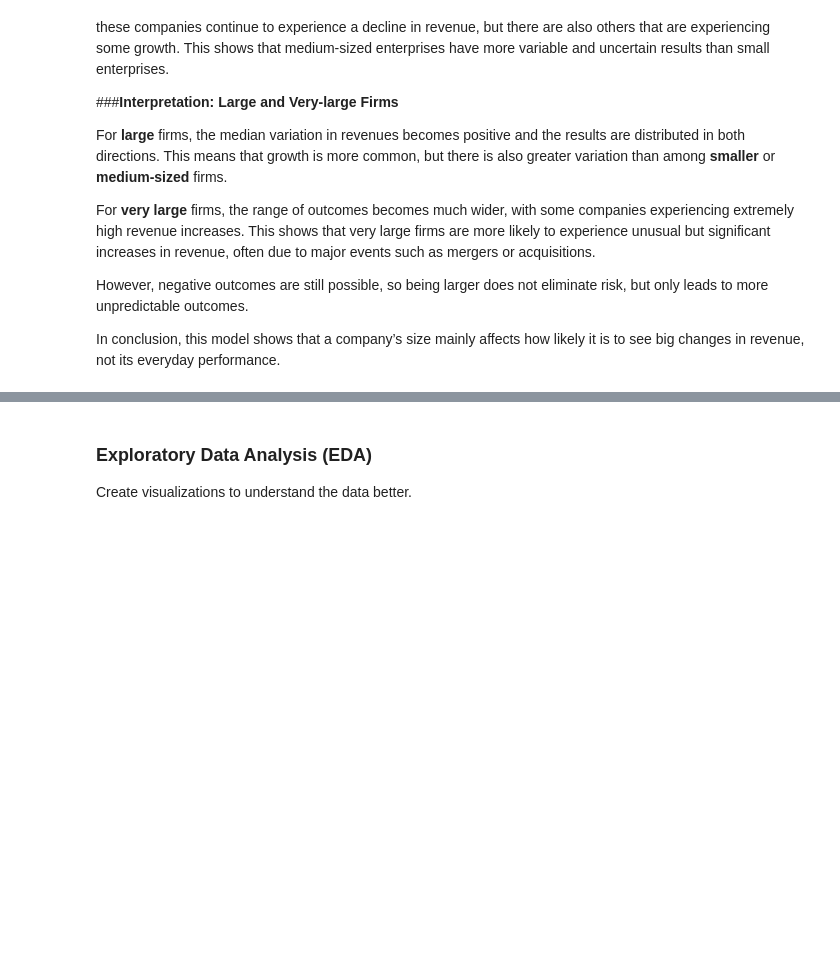
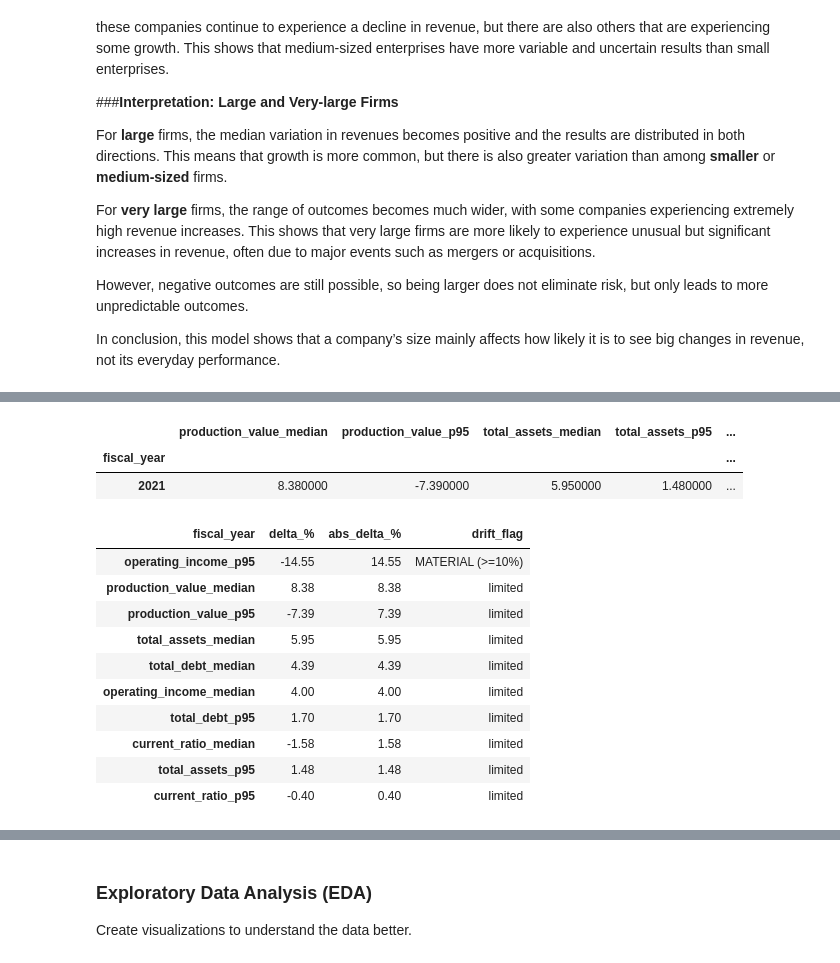
Before and after one commit to MoriondoTommaso/italian-financial-challenge, a Jupyter notebook: notebooks/Final.ipynb, the cells around one changed output, grey strips where cells are left out. Drawn from its saved outputs; the diff is of its cells as text; code cells hidden in the pictures; blank space fills up the shorter version.

```diff
--- a/notebooks/Final.ipynb
+++ b/notebooks/Final.ipynb
@@ -1194,0 +1472,45 @@ In conclusion, this model shows that a company’s size mainly affects how likel
+# %%
+
+
+drift_col = ['production_value','total_assets','total_debt','operating_income','current_ratio']
+
+
+df_drift = train_df[[time_col] + drift_col].copy()
+summary = df_drift.groupby(time_col)[drift_col].agg(['median', lambda s: s.quantile(0.95)])
+summary.columns = [f"{c}_{s if s!='<lambda_0>' else 'p95'}" for c,s in summary.columns]
+
+
+baseline_years = [2019, 2020]
+baseline = summary.loc[baseline_years].mean()
+
+
+delta_pct = (summary / baseline - 1) * 100
+delta_pct = delta_pct.round(2)
+
+delta_2021 = delta_pct.loc[[2021]]
+
+display(delta_2021.style.background_gradient(axis=1))
+# %% [output]
+|  | production_value_median | production_value_p95 | total_assets_median | total_assets_p95 | ... |
+| fiscal_year |  |  |  |  | ... |
+| 2021 | 8.380000 | -7.390000 | 5.950000 | 1.480000 | ... |
+# %%
+
+rank = delta_2021.T.rename(columns={2021: "delta_%"}).copy()
+rank["abs_delta_%"] = rank["delta_%"].abs()
+rank = rank.sort_values("abs_delta_%", ascending=False)
+rank["drift_flag"] = np.where(rank["abs_delta_%"] >= 10, "MATERIAL (>=10%)", "limited")
+
+display(rank)
+# %% [output]
+| fiscal_year | delta_% | abs_delta_% | drift_flag |
+| operating_income_p95 | -14.55 | 14.55 | MATERIAL (>=10%) |
+| production_value_median | 8.38 | 8.38 | limited |
+| production_value_p95 | -7.39 | 7.39 | limited |
+| total_assets_median | 5.95 | 5.95 | limited |
+| total_debt_median | 4.39 | 4.39 | limited |
+| operating_income_median | 4.00 | 4.00 | limited |
+| total_debt_p95 | 1.70 | 1.70 | limited |
+| current_ratio_median | -1.58 | 1.58 | limited |
+| total_assets_p95 | 1.48 | 1.48 | limited |
+| current_ratio_p95 | -0.40 | 0.40 | limited |
```
Also changed, not shown: parts of 9 cells of this notebook, 1 other file.
